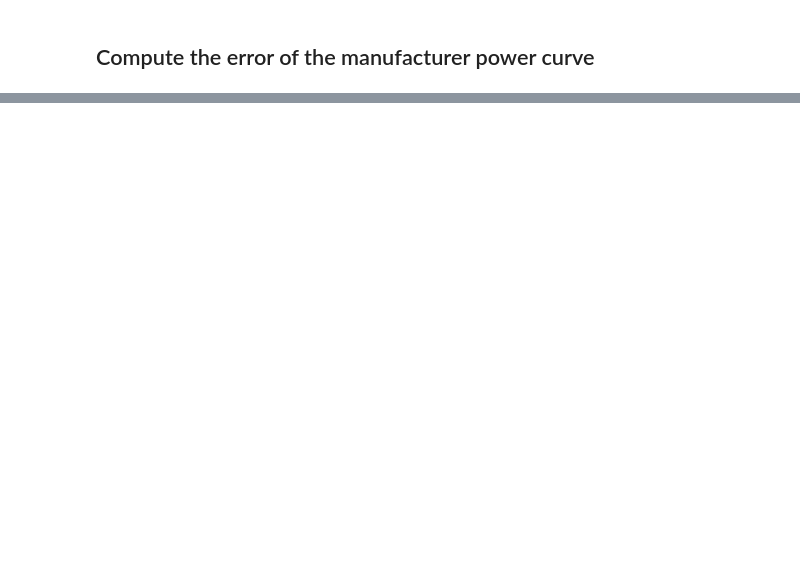
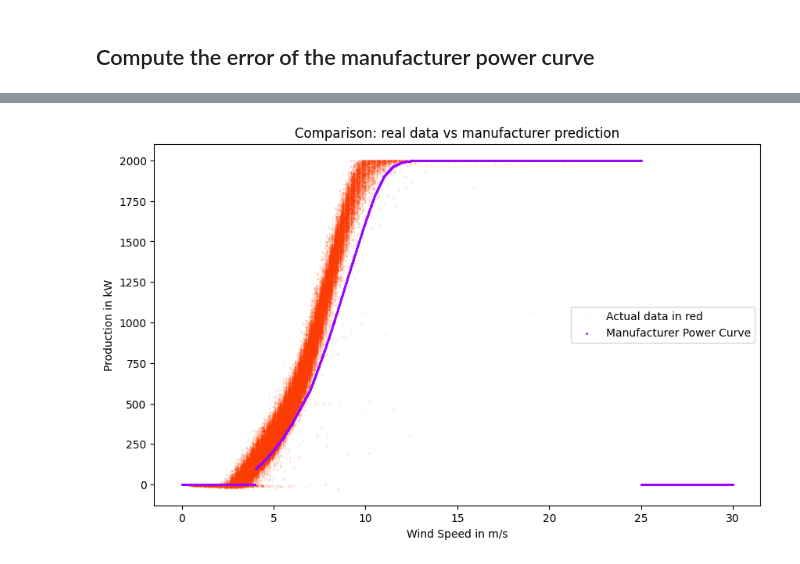
Before and after one commit to pwckr/deep_learning_project, a Jupyter notebook: Code_Power_Curve_ANN.ipynb, the cells around one changed output, grey strips where cells are left out. Saved outputs shown, nothing was run; the diff lists cells and outputs as text; code cells hidden in the pictures; blank space fills up the shorter version.

```diff
--- a/Code_Power_Curve_ANN.ipynb
+++ b/Code_Power_Curve_ANN.ipynb
@@ -322,0 +316,16 @@ Std of output power: 474.95
+# %%
+plt.figure(figsize=(10,6))
+plt.scatter(x=df["wind_speed"], y=df["power"], s=.01, color="#fc3d03", label="Actual data in red")
+
+plt.scatter(x=mpc.index,
+            y=mpc["power"],
+            s=1,
+            c="#9d03fc",
+            label="Manufacturer Power Curve")
+plt.xlabel("Wind Speed in m/s")
+plt.ylabel("Production in kW")
+plt.legend(loc="center right")
+plt.title("Comparison: real data vs manufacturer prediction")
+plt.show()
+# %% [output]
+[figure, added]
```
Also changed, not shown: parts of 11 cells of this notebook.
